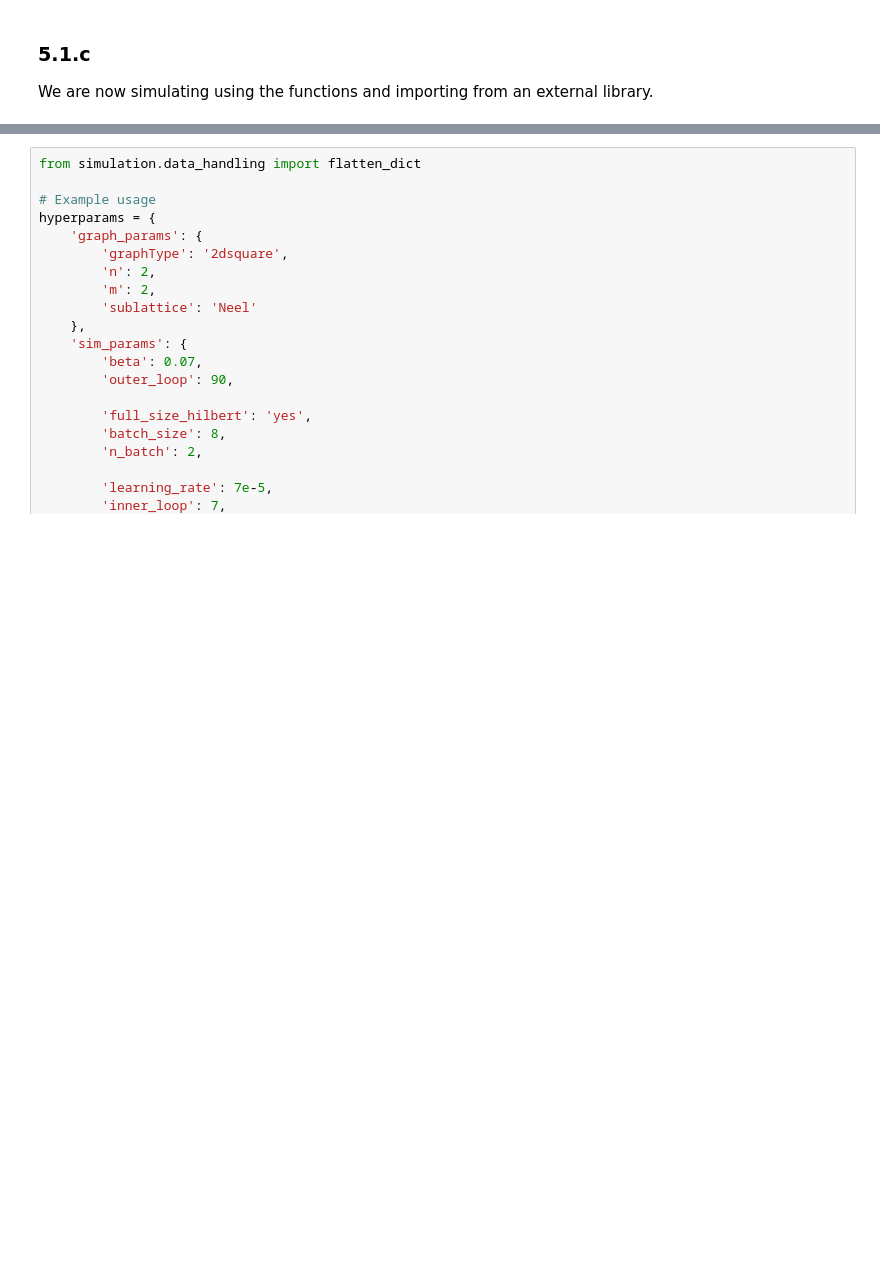
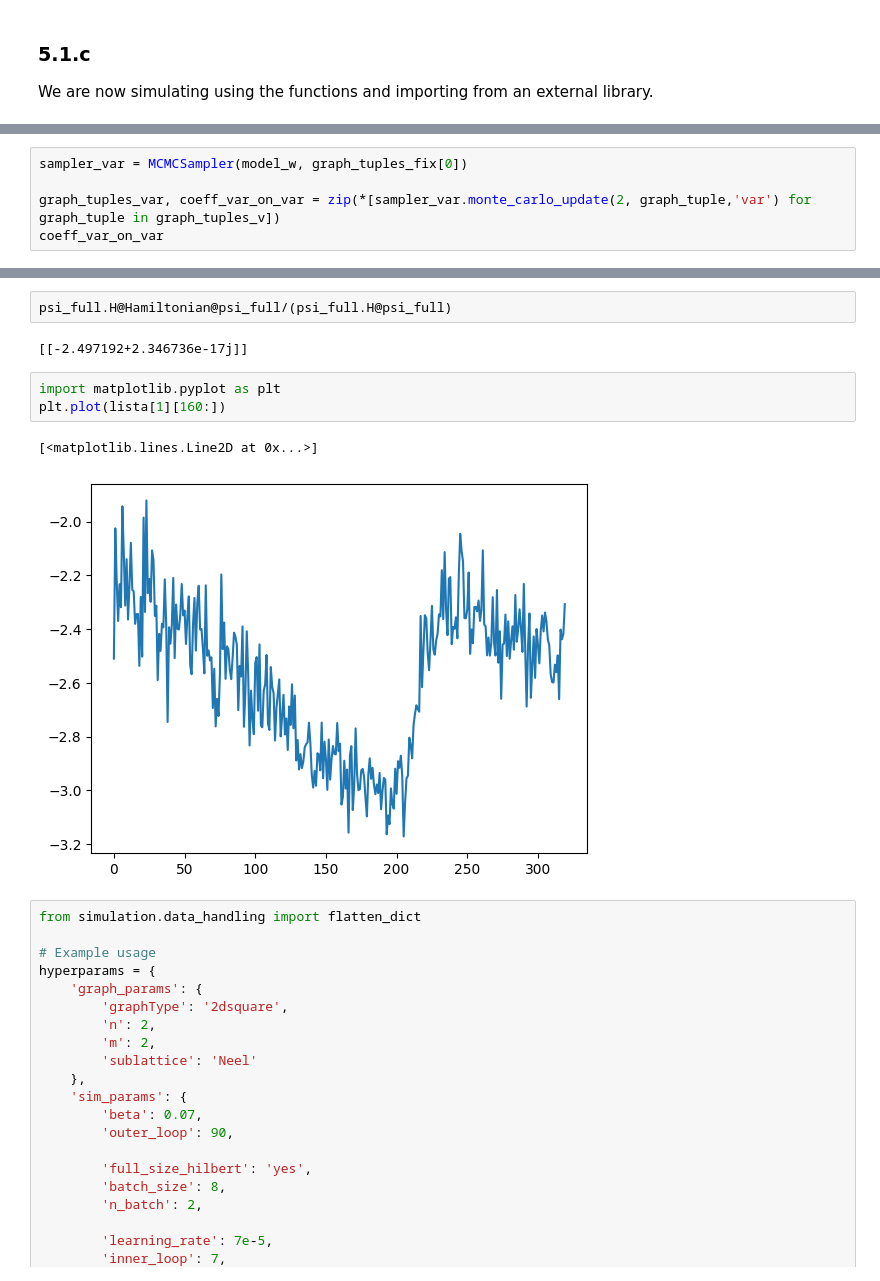
Before and after one commit to StefanoTroffa/thesis_MSc, a Jupyter notebook: compgraph/findthegradient.ipynb, the cells around one changed output, grey strips where cells are left out. Cells and saved outputs as stored; diff of their text form; blank space fills up the shorter version.

```diff
--- a/compgraph/findthegradient.ipynb
+++ b/compgraph/findthegradient.ipynb
@@ -941,0 +1081,5 @@ plt.plot(lista[2][400:])
+# %%
+sampler_var = MCMCSampler(model_w, graph_tuples_fix[0])
+
+graph_tuples_var, coeff_var_on_var = zip(*[sampler_var.monte_carlo_update(2, graph_tuple,'var') for graph_tuple in graph_tuples_v])
+coeff_var_on_var
@@ -942,3 +1228,13 @@ plt.plot(lista[2][400:])
+# %%
+psi_full.H@Hamiltonian@psi_full/(psi_full.H@psi_full)
+# %% [output]
+[[-2.497192+2.346736e-17j]]
+# %%
+import matplotlib.pyplot as plt
+plt.plot(lista[1][160:])
+# %% [output]
+[<matplotlib.lines.Line2D at 0x...>]
+[figure, added]
 # %%
 from simulation.data_handling import flatten_dict
 
```
Also changed, not shown: parts of 27 cells of this notebook, 8 other files.
